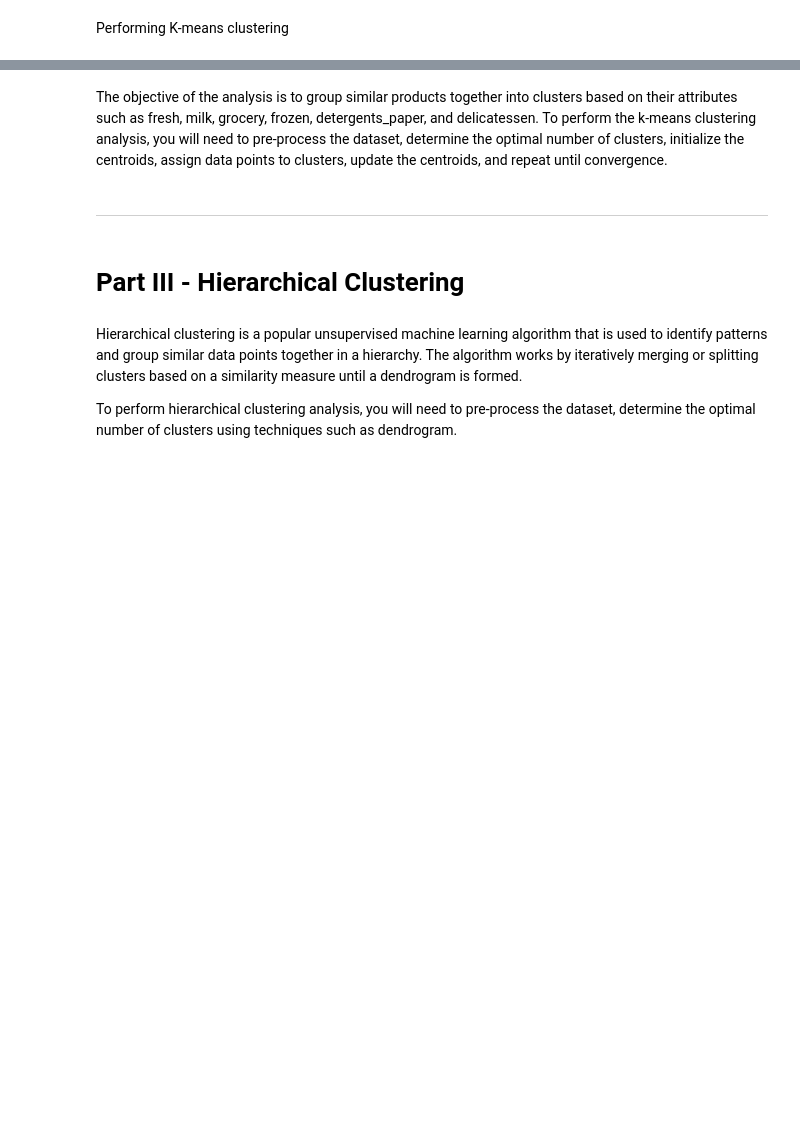
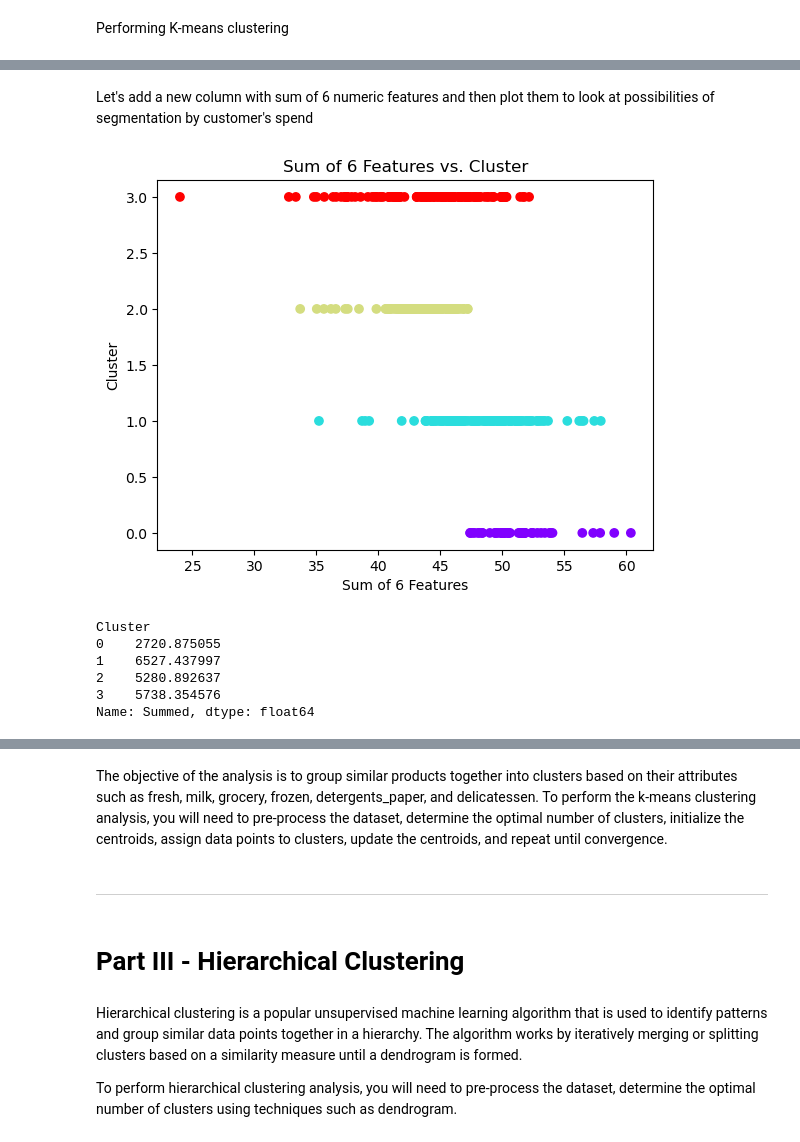
Before and after one commit to GaryManv/Unsupervised_learning_project, a Jupyter notebook: Unsupervised_learning_project/Unsupervised_Learning_Project_GM.ipynb, the cells around one changed output, grey strips where cells are left out. Saved outputs shown, nothing was run; the diff lists cells and outputs as text; code cells hidden in the pictures; blank space fills up the shorter version.

```diff
--- a/Unsupervised_learning_project/Unsupervised_Learning_Project_GM.ipynb
+++ b/Unsupervised_learning_project/Unsupervised_Learning_Project_GM.ipynb
@@ -353,2 +353,31 @@ df_log_transformed
 | 439 | 1 | 3 | 7.933080 | 7.437795 | 7.828436 | 4.189655 | 6.169611 | 3.970292 | 2 |
 440 rows × 9 columns
+# %% [markdown]
+Let's add a new column with sum of 6 numeric features and then plot them to look at possibilities of segmentation by customer's spend
+# %%
+# Create a copy of df_log_transformed to work with
+df_log_transformed_summed = df_log_transformed.copy()
+
+# Add a column for the sum of the 6 numeric features
+df_log_transformed_summed['Summed'] = df_log_transformed[['Fresh', 'Milk', 'Grocery', 'Frozen', 'Detergents_Paper', 'Delicassen']].sum(axis=1)
+
+# Scatter plot of Summed vs. Cluster
+plt.scatter(df_log_transformed_summed['Summed'], df_log_transformed_summed['Cluster'], c=df_log_transformed_summed['Cluster'], cmap='rainbow')
+plt.xlabel('Sum of 6 Features')
+plt.ylabel('Cluster')
+plt.title('Sum of 6 Features vs. Cluster')
+plt.show()
+
+# Group by 'Cluster' and calculate the sum of 'Summed' for each cluster
+cluster_totals = df_log_transformed_summed.groupby('Cluster')['Summed'].sum()
+
+# Display the total for each cluster
+print(cluster_totals)
+# %% [output]
+[figure, added]
+Cluster
+0    2720.875055
+1    6527.437997
+2    5280.892637
+3    5738.354576
+Name: Summed, dtype: float64
```
Also changed, not shown: parts of 10 cells of this notebook.
